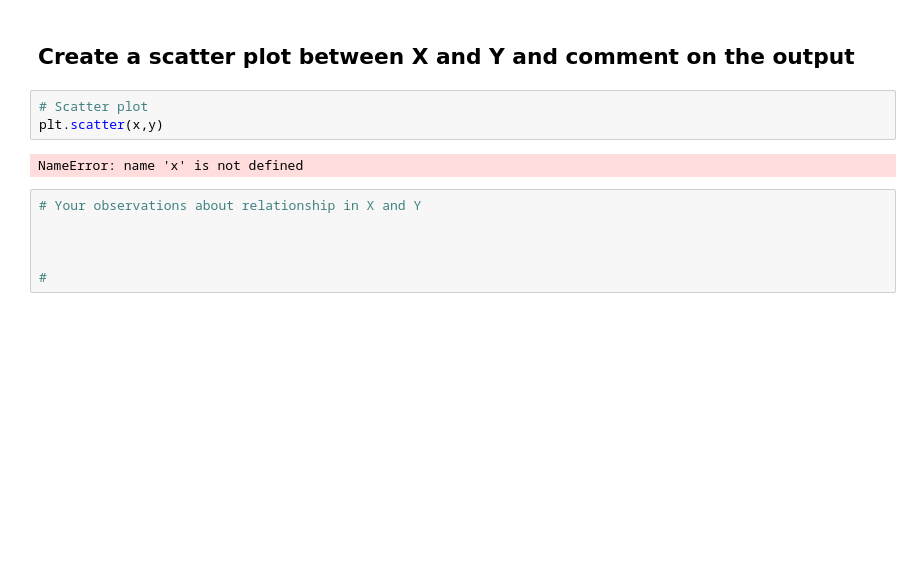
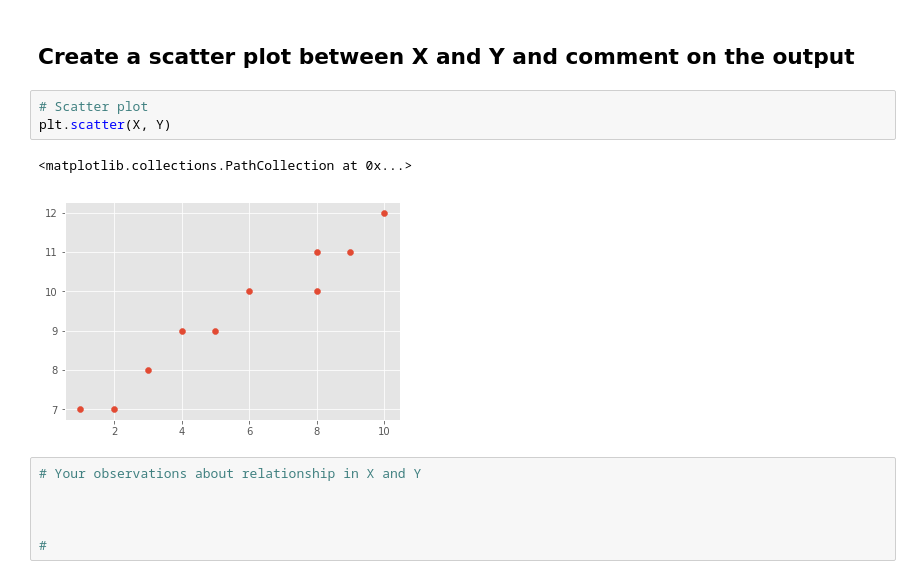
Before and after one commit to minotaur142/dsc-simple-linear-regression-lab-nyc-ds-060319, a Jupyter notebook: index.ipynb, the cells around one changed output. Cells and saved outputs as stored; diff of their text form; blank space fills up the shorter version.

```diff
--- a/index.ipynb
+++ b/index.ipynb
@@ -44,9 +44,10 @@ Y = np.array([7,7,8,9,9,10,10,11,11,12], dtype=np.float64)
 ## Create a scatter plot between X and Y and comment on the output
 # %%
 # Scatter plot
-plt.scatter(x,y)
+plt.scatter(X, Y)
 # %% [output]
-NameError: name 'x' is not defined
+<matplotlib.collections.PathCollection at 0x...>
+[figure, added]
 # %%
 # Your observations about relationship in X and Y
 
```
